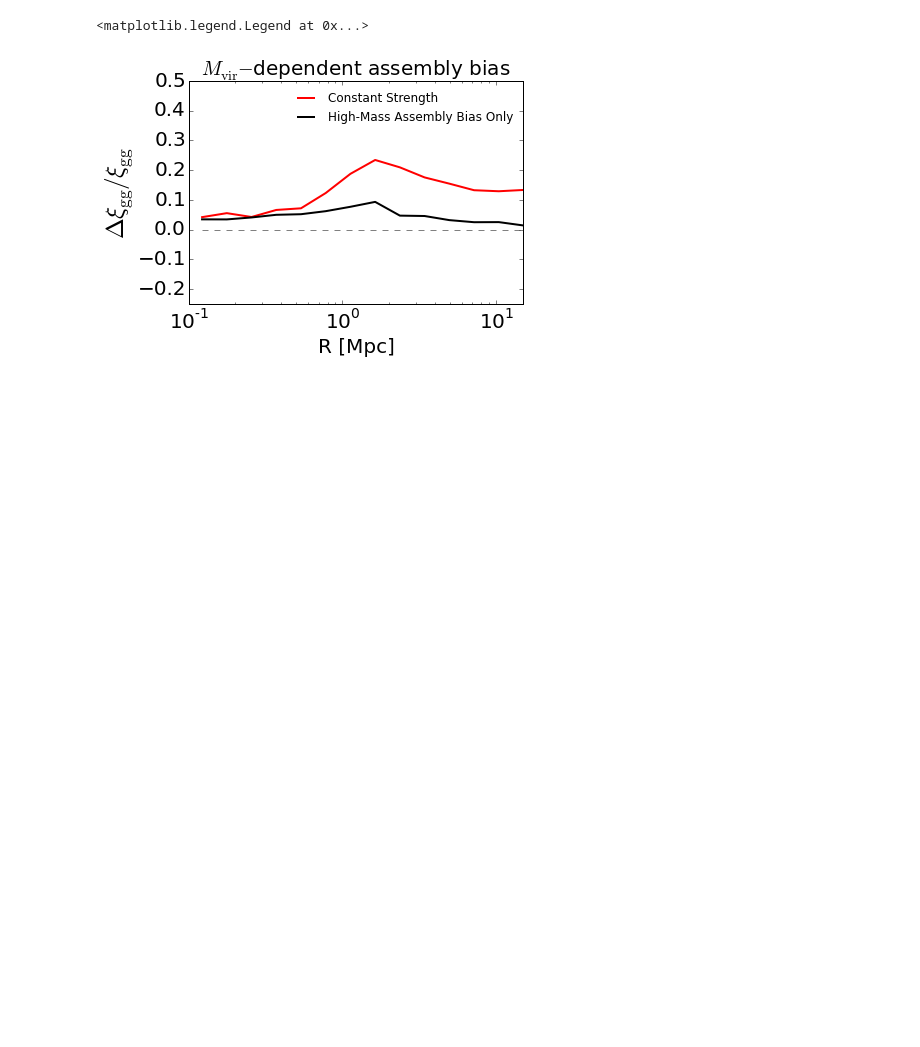
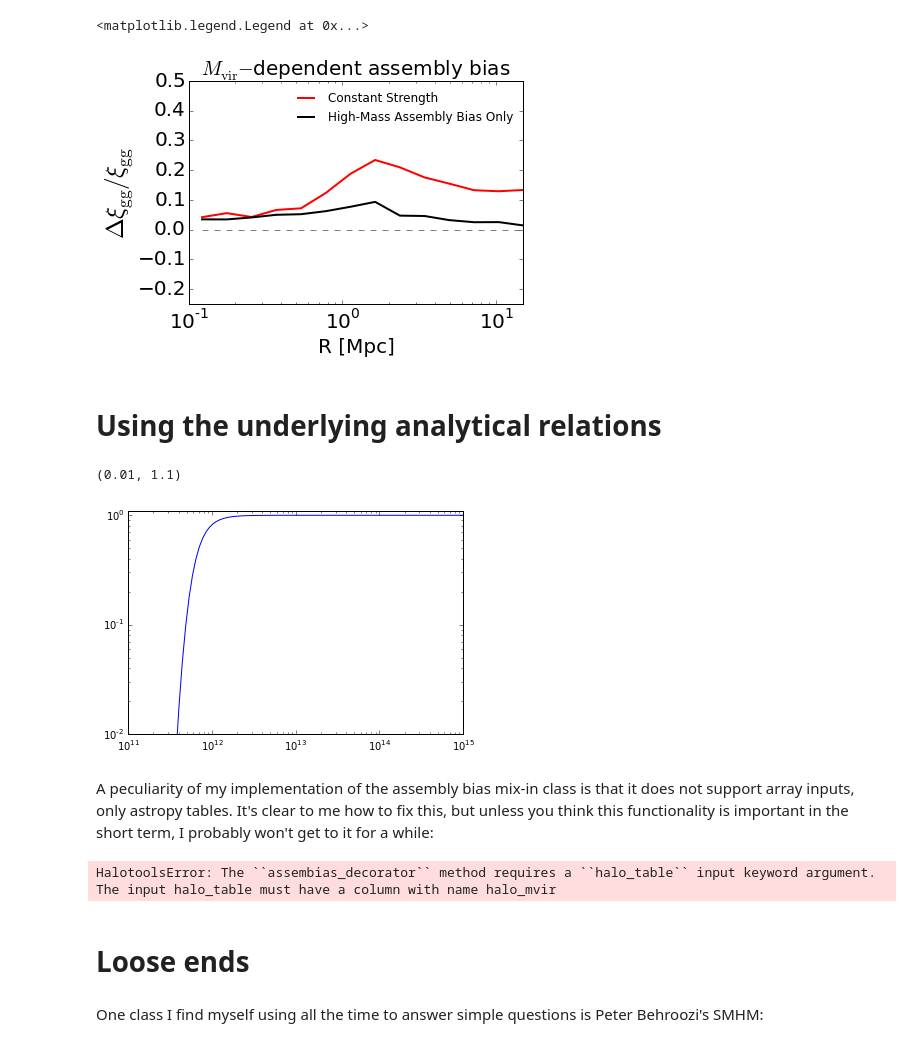
Before and after one commit to parejkoj/halotools, a Jupyter notebook: hearin15_demo.ipynb, the cells around one changed output. Cells and saved outputs as stored; diff of their text form; code cells hidden in the pictures; blank space fills up the shorter version.

Commit message:
Added demo of the underlying analytical relations

```diff
--- a/hearin15_demo.ipynb
+++ b/hearin15_demo.ipynb
@@ -284,3 +284,30 @@ plt.legend(frameon = False)
 # %% [output]
 <matplotlib.legend.Legend at 0x...>
 [figure]
+# %% [markdown]
+# Using the underlying analytical relations
+# %%
+aph = Hearin15()
+alexie = Leauthaud11()
+# %%
+npts = 100
+mass = np.logspace(11, 15, npts)
+ncen = alexie.mean_occupation_centrals(prim_haloprop = mass)
+# %%
+plt.plot(mass, ncen)
+plt.loglog()
+plt.ylim(ymin = 1e-2, ymax=1.1)
+# %% [output]
+(0.01, 1.1)
+[figure, added]
+# %% [markdown]
+A peculiarity of my implementation of the assembly bias mix-in class is that it does not support array inputs, only astropy tables. It's clear to me how to fix this, but unless you think this functionality is important in the short term, I probably won't get to it for a while:
+# %%
+ncen2 = aph.mean_occupation_centrals(prim_haloprop = mass)
+# %% [output]
+HalotoolsError: The ``assembias_decorator`` method requires a ``halo_table`` input keyword argument.
+The input halo_table must have a column with name halo_mvir
+# %% [markdown]
+# Loose ends
+# %% [markdown]
+One class I find myself using all the time to answer simple questions is Peter Behroozi's SMHM:
```
Also changed, not shown: parts of 5 cells of this notebook.
